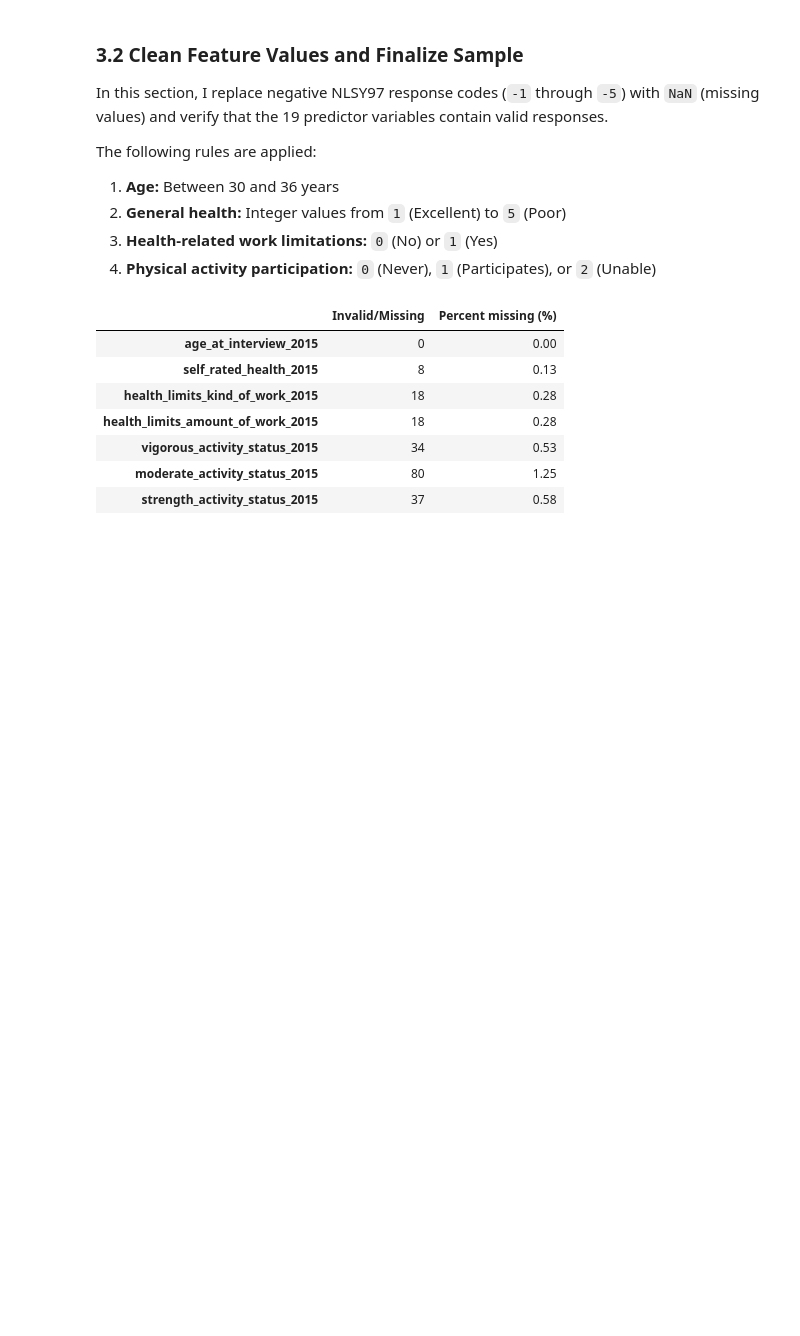
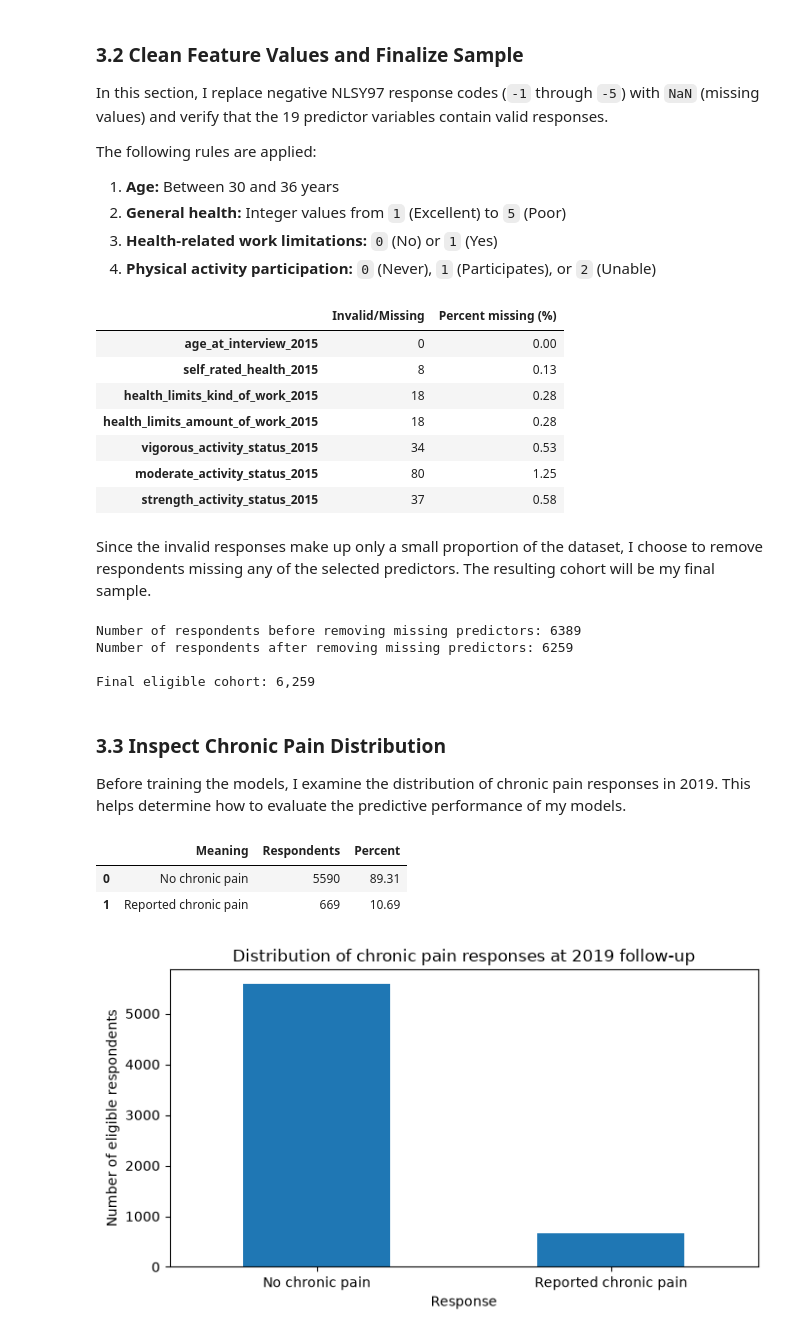
Before and after one commit to katherine-xie/NLSY97-Pain-Prediction-Project, a Jupyter notebook: notebooks/01-physical-activity-chronic-pain-logistic-regression.ipynb, the cells around one changed output. Drawn from its saved outputs; the diff is of its cells as text; code cells hidden in the pictures; blank space fills up the shorter version.

```diff
--- a/notebooks/01-physical-activity-chronic-pain-logistic-regression.ipynb
+++ b/notebooks/01-physical-activity-chronic-pain-logistic-regression.ipynb
@@ -337,3 +337,56 @@ display(missing_summary)
 | vigorous_activity_status_2015 | 34 | 0.53 |
 | moderate_activity_status_2015 | 80 | 1.25 |
 | strength_activity_status_2015 | 37 | 0.58 |
+# %% [markdown]
+Since the invalid responses make up only a small proportion of the dataset, I choose to remove respondents missing any of the selected predictors. The resulting cohort will be my final sample.
+# %%
+# Number of respondents before removing missing predictors
+print("Number of respondents before removing missing predictors:", len(eligible_dataset))
+
+# Remove respondents missing any of the predictors
+eligible_dataset = eligible_dataset.dropna(subset=SELECTED_FEATURES).copy()
+
+# Number of respondents remaining
+print("Number of respondents after removing missing predictors:", len(eligible_dataset))
+
+# Confirm final cohort
+print(f"\nFinal eligible cohort: {len(eligible_dataset):,}")
+
+# Gates
+assert eligible_dataset[ID_COL].is_unique
+assert eligible_dataset[TARGET].isin([0, 1]).all()
+assert eligible_dataset[AGE_COL].between(30, 36).all()
+assert eligible_dataset[HEALTH_COL].isin([1, 2, 3, 4, 5]).all()
+assert all(eligible_dataset[col].isin([0, 1]).all() for col in HEALTH_LIMITS_COLS)
+assert all(eligible_dataset[col].isin([0, 1, 2]).all() for col in ACTIVITY_FEATURES)
+assert eligible_dataset[SELECTED_FEATURES].notna().all().all()
+# %% [output]
+Number of respondents before removing missing predictors: 6389
+Number of respondents after removing missing predictors: 6259
+
+Final eligible cohort: 6,259
+# %% [markdown]
+### 3.3 Inspect Chronic Pain Distribution
+
+Before training the models, I examine the distribution of chronic pain responses in 2019. This helps determine how to evaluate the predictive performance of my models.
+# %%
+pain_counts = eligible_dataset[TARGET].value_counts().reindex([0, 1], fill_value=0)
+pain_table = pd.DataFrame({
+    "Meaning": ["No chronic pain", "Reported chronic pain"],
+    "Respondents": pain_counts.to_numpy(),
+    "Percent": (100 * pain_counts / pain_counts.sum()).round(2).to_numpy(),
+}, index=[0, 1])
+display(pain_table)
+
+# Plotting the distribution of chronic pain responses
+ax = pain_table.set_index("Meaning")["Respondents"].plot(kind="bar", figsize=(7, 4))
+ax.set(title="Distribution of chronic pain responses at 2019 follow-up",
+       xlabel="Response", ylabel="Number of eligible respondents")
+plt.xticks(rotation=0)
+plt.tight_layout()
+plt.show()
+# %% [output]
+|  | Meaning | Respondents | Percent |
+| 0 | No chronic pain | 5590 | 89.31 |
+| 1 | Reported chronic pain | 669 | 10.69 |
+[figure, added]
```
Also changed, not shown: parts of 14 cells of this notebook.
